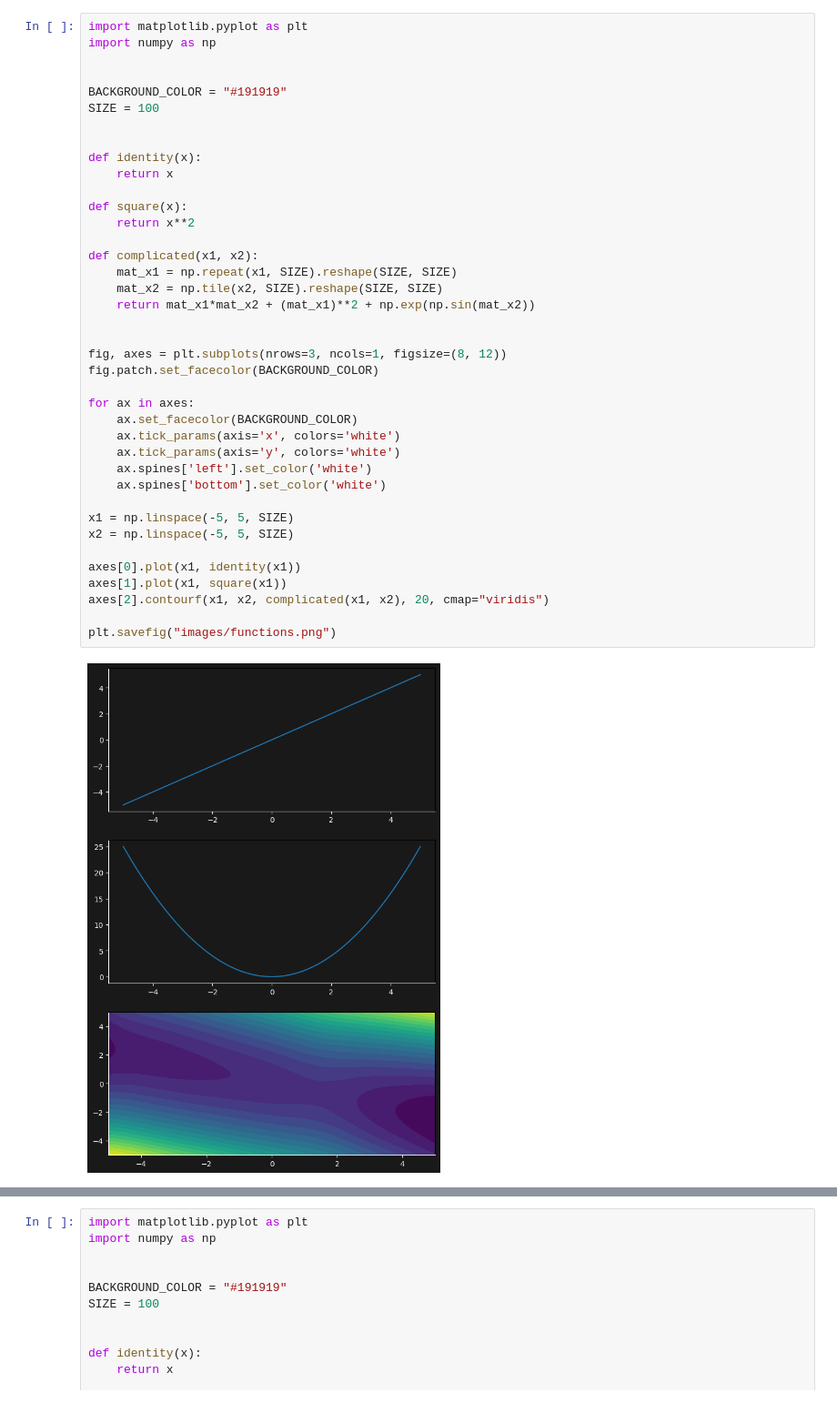
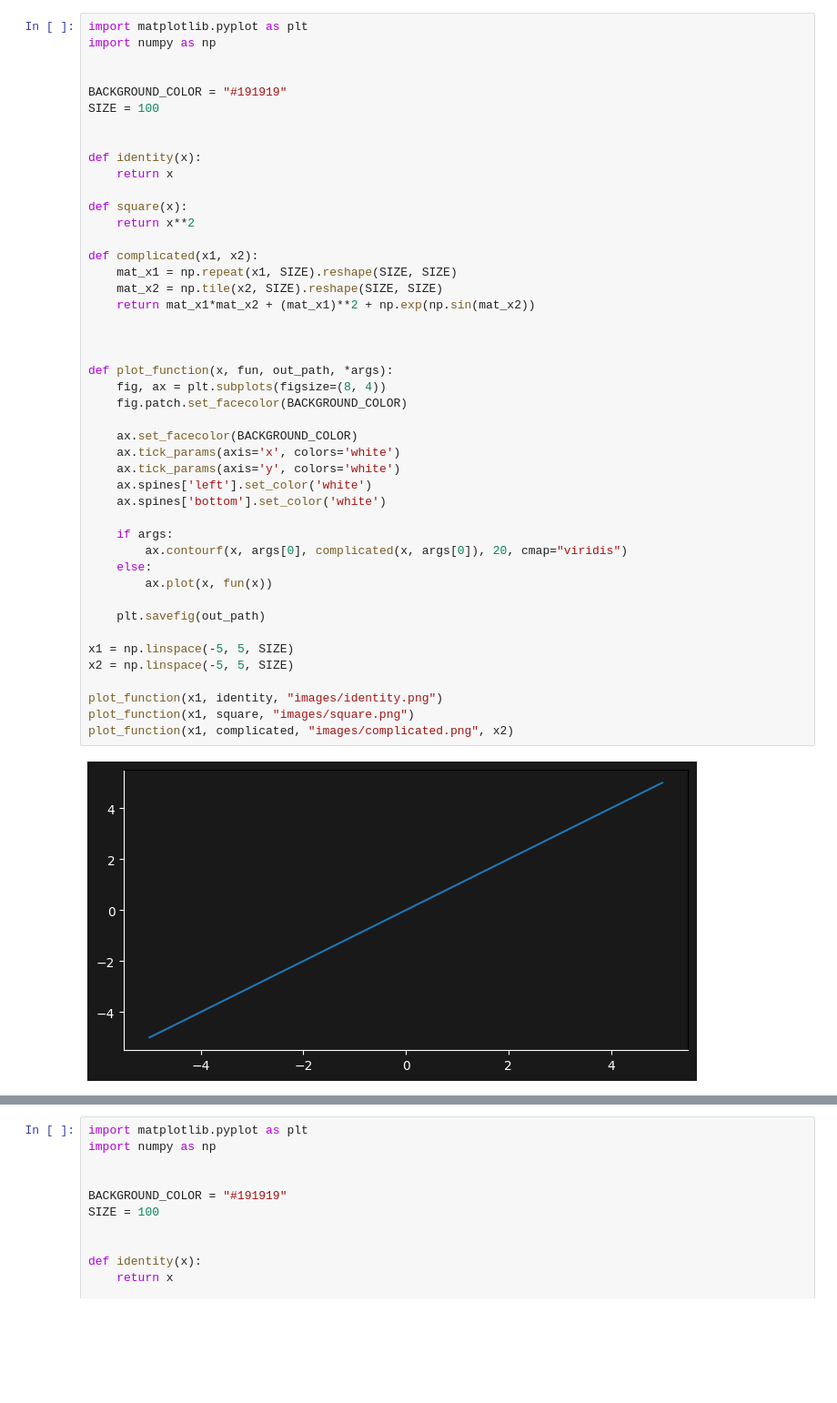
Before and after one commit to Voz-bonita/NeuralNetworksFromScratch, a Jupyter notebook: assets/function_plots.ipynb, the cells around one changed output, grey strips where cells are left out. Shown at 91% size. Drawn from its saved outputs; the diff is of its cells as text; blank space fills up the shorter version.

Commit message:
Plot functions individually

```diff
--- a/assets/function_plots.ipynb
+++ b/assets/function_plots.ipynb
@@ -3,39 +3,45 @@ import matplotlib.pyplot as plt
 import numpy as np
 
 
 BACKGROUND_COLOR = "#191919"
 SIZE = 100
 
 
 def identity(x):
     return x
 
 def square(x):
     return x**2
 
 def complicated(x1, x2):
     mat_x1 = np.repeat(x1, SIZE).reshape(SIZE, SIZE)
     mat_x2 = np.tile(x2, SIZE).reshape(SIZE, SIZE)
     return mat_x1*mat_x2 + (mat_x1)**2 + np.exp(np.sin(mat_x2))
 
 
-fig, axes = plt.subplots(nrows=3, ncols=1, figsize=(8, 12))
-fig.patch.set_facecolor(BACKGROUND_COLOR)
 
-for ax in axes:
+def plot_function(x, fun, out_path, *args):
+    fig, ax = plt.subplots(figsize=(8, 4))
+    fig.patch.set_facecolor(BACKGROUND_COLOR)
+
     ax.set_facecolor(BACKGROUND_COLOR)
     ax.tick_params(axis='x', colors='white')
     ax.tick_params(axis='y', colors='white')
     ax.spines['left'].set_color('white')
     ax.spines['bottom'].set_color('white')
 
+    if args:
+        ax.contourf(x, args[0], complicated(x, args[0]), 20, cmap="viridis")
+    else:
+        ax.plot(x, fun(x))
+
+    plt.savefig(out_path)
+
 x1 = np.linspace(-5, 5, SIZE)
 x2 = np.linspace(-5, 5, SIZE)
 
-axes[0].plot(x1, identity(x1))
-axes[1].plot(x1, square(x1))
-axes[2].contourf(x1, x2, complicated(x1, x2), 20, cmap="viridis")
-
-plt.savefig("images/functions.png")
+plot_function(x1, identity, "images/identity.png")
+plot_function(x1, square, "images/square.png")
+plot_function(x1, complicated, "images/complicated.png", x2)
 # %% [output]
-[figure, old version]
+[figure, new version]
```
Also changed, not shown: parts of 1 cell of this notebook.
